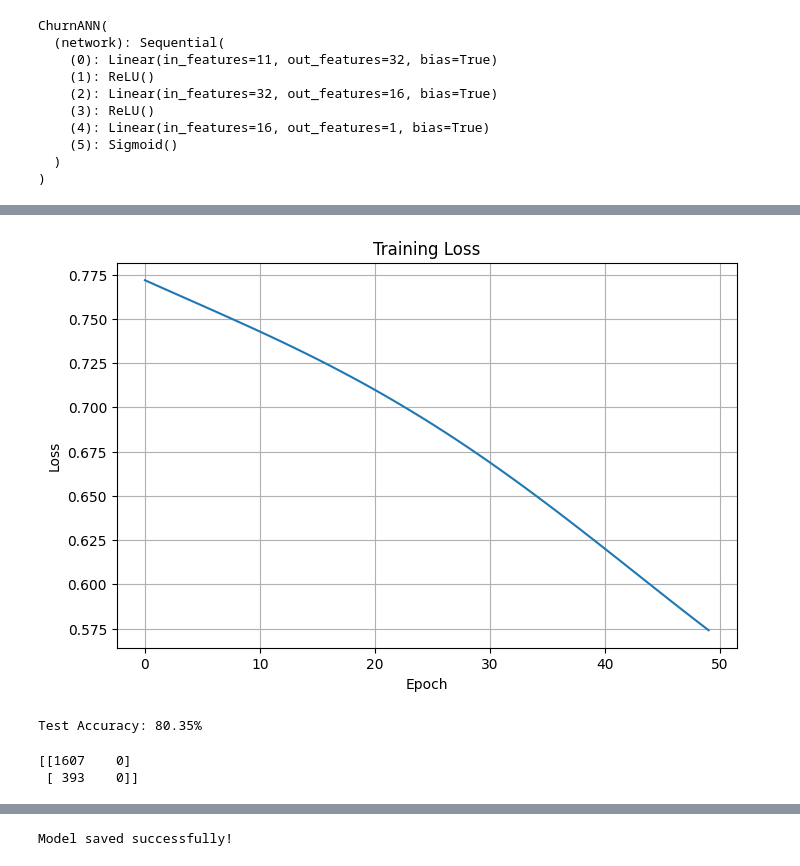
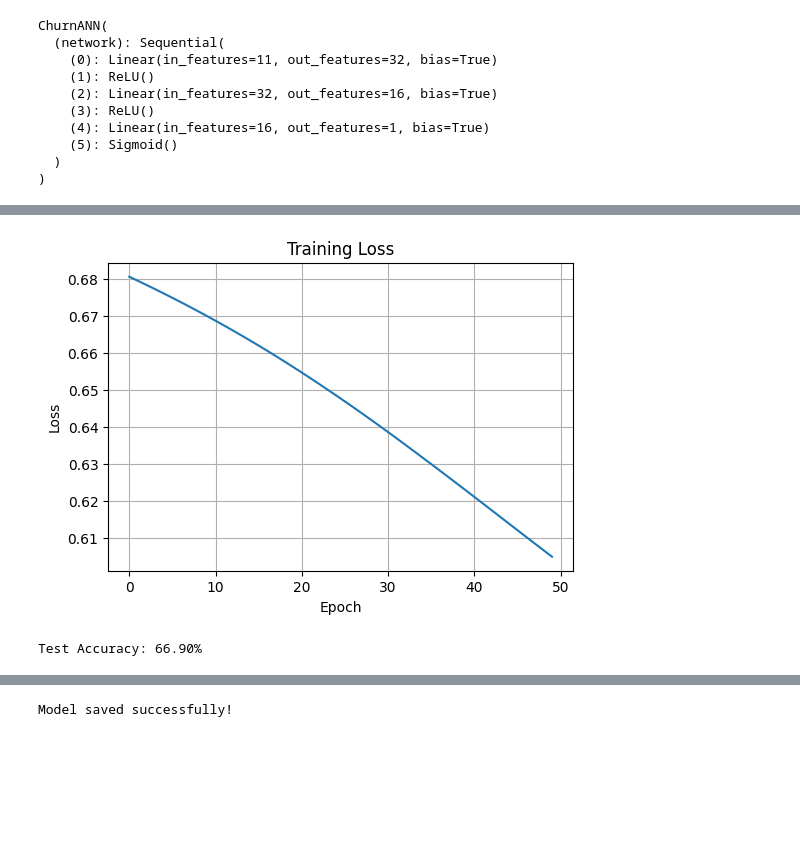
Before and after one commit to suroj1988/ann_assignment, a Jupyter notebook: customer_churn.ipynb, the cells around one changed output, grey strips where cells are left out. Drawn from its saved outputs; the diff is of its cells as text; code cells hidden in the pictures; blank space fills up the shorter version.

```diff
--- a/customer_churn.ipynb
+++ b/customer_churn.ipynb
@@ -148,6 +148,12 @@ scaler = StandardScaler()
 X_train = scaler.fit_transform(X_train)
 
 X_test = scaler.transform(X_test)
+# %%
+from imblearn.over_sampling import SMOTE
+
+smote = SMOTE(random_state=42)
+
+X_train, y_train = smote.fit_resample(X_train, y_train)
 # %%
 import torch
 
@@ -271,15 +277,15 @@ Epoch [50/50], Loss: 0.5741
 # %%
 import matplotlib.pyplot as plt
 
-plt.figure(figsize=(8,5))
+plt.figure(figsize=(6,4))
 plt.plot(loss_history)
 plt.title("Training Loss")
 plt.xlabel("Epoch")
 plt.ylabel("Loss")
 plt.grid(True)
 plt.show()
 # %% [output]
-[figure, old version]
+[figure, new version]
 # %%
 model.eval()
 
@@ -293,16 +299,4 @@ with torch.no_grad():
 
 print(f"Test Accuracy: {accuracy.item()*100:.2f}%")
 # %% [output]
-Test Accuracy: 80.35%
+Test Accuracy: 66.90%
-# %%
-from sklearn.metrics import confusion_matrix
-
-cm = confusion_matrix(
-    y_test.numpy(),
-    predicted.numpy()
-)
-
-print(cm)
-# %% [output]
-[[1607    0]
- [ 393    0]]
```
Also changed, not shown: parts of 6 cells of this notebook.
